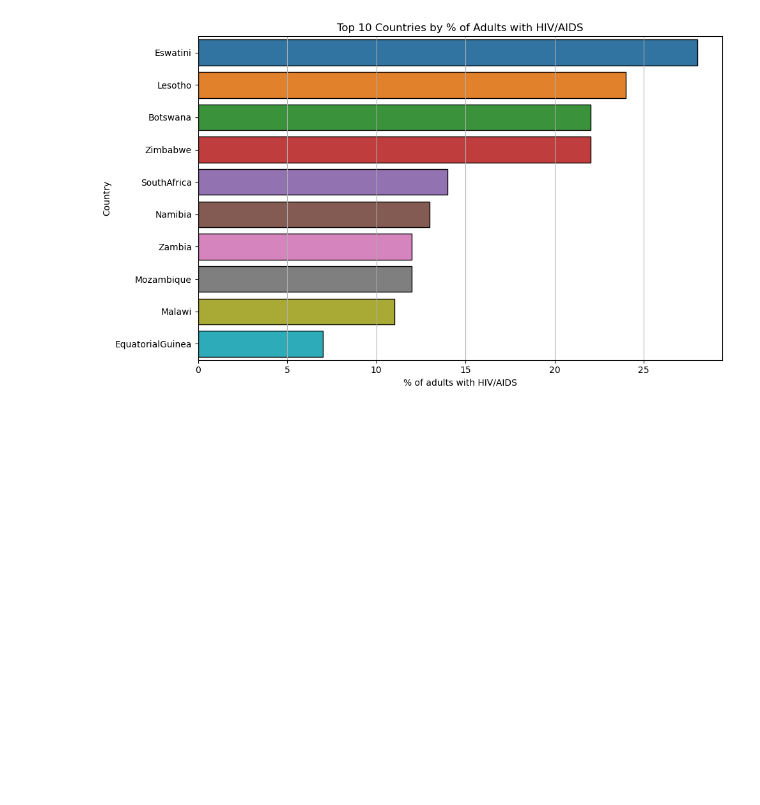
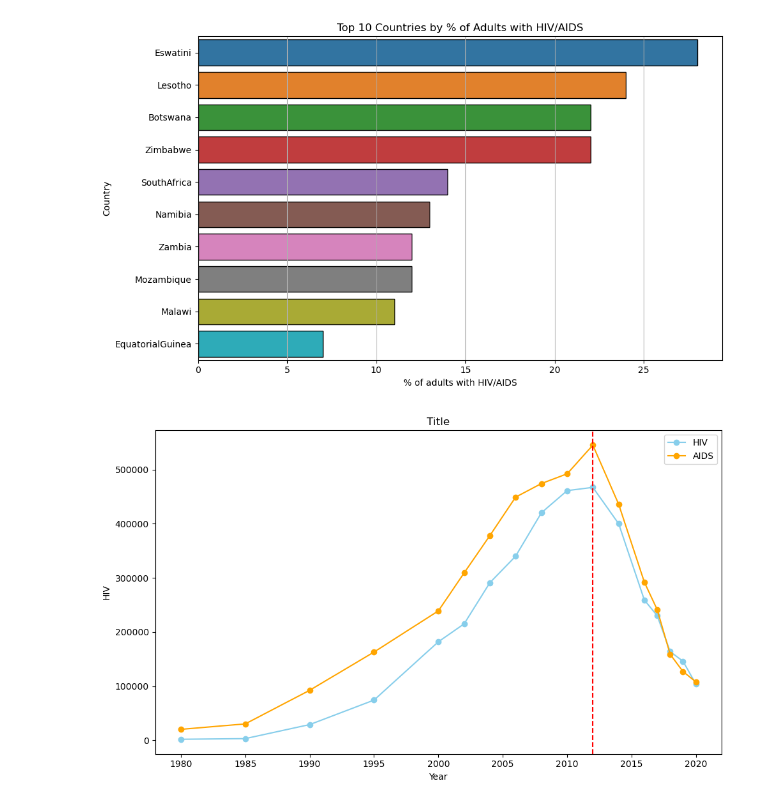
Before and after one commit to KofiBartonByfield/Blog-Code, a Jupyter notebook: Blog Notebook.ipynb, the cells around one changed output. Cells and saved outputs as stored; diff of their text form; code cells hidden in the pictures; blank space fills up the shorter version.

```diff
--- a/Blog Notebook.ipynb
+++ b/Blog Notebook.ipynb
@@ -360,3 +359,41 @@ plt.savefig(r'Images/Counrties_HIV_plot.png')
 plt.show()
 # %% [output]
 [figure]
+# %%
+plt.figure(figsize=(10, 6))
+
+# Plot each column of the DataFrame against the index
+plt.plot(HIV_time_df['Year'],
+         HIV_time_df['HIV'],
+         marker='o',
+         color='skyblue',
+         linestyle='-',
+         label='HIV')
+
+plt.plot(HIV_time_df['Year'],
+         HIV_time_df['AIDS'],
+         marker='o',
+         color='orange',
+         linestyle='-',
+         label='AIDS')
+
+plt.title('Title')
+plt.xlabel('Year')
+plt.ylabel('HIV')
+plt.grid(False)
+
+# Add a legend
+plt.legend()
+
+# Find the highest point of AIDS
+max_aids_year = HIV_time_df.loc[HIV_time_df['AIDS'].idxmax(), 'Year']
+max_aids_value = HIV_time_df['AIDS'].max()
+
+# Plot a vertical line at the highest point of AIDS
+plt.axvline(x=max_aids_year, color='red', linestyle='--', label=f'Highest AIDS ({max_aids_value})')
+
+
+plt.tight_layout()
+plt.show()
+# %% [output]
+[figure, added]
```
Also changed, not shown: parts of 1 cell of this notebook.
